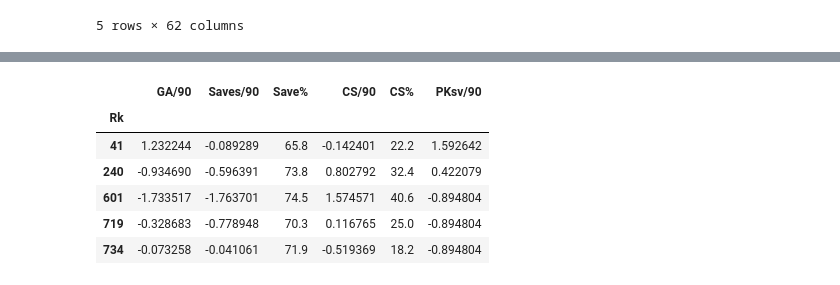
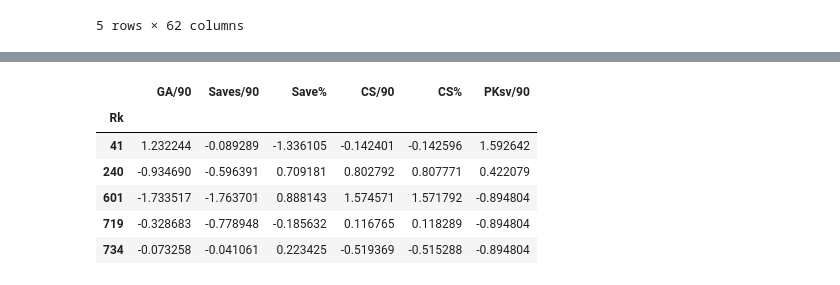
Before and after one commit to grahamx24/scoutGPT, a Jupyter notebook: notebooks/explore.ipynb, the cells around one changed output, grey strips where cells are left out. Cells and saved outputs as stored; diff of their text form; code cells hidden in the pictures.

```diff
--- a/notebooks/explore.ipynb
+++ b/notebooks/explore.ipynb
@@ -48,9 +48,9 @@ prem = players[players['Comp'] == 'eng Premier League']
 prem_outfield = prem[prem['Pos'] != 'GK']
 prem_outfield = prem[OUTFIELD_FEATURES]
 
-#Missing values found in G/Sh and G/SoT, fill with mean
-prem_outfield['G/Sh'] = prem_outfield['G/Sh'].fillna(prem_outfield['G/Sh'].mean())
-prem_outfield['G/SoT'] = prem_outfield['G/SoT'].fillna(prem_outfield['G/SoT'].mean())
+#Missing values found in G/Sh and G/SoT, fill with 0
+prem_outfield['G/Sh'] = prem_outfield['G/Sh'].fillna(0)
+prem_outfield['G/SoT'] = prem_outfield['G/SoT'].fillna(0)
 
 #Adjusting Stats on a Per 90 Basis
 cols_to_change = ['Gls', 'Ast', 'Sh', 'Fls', 'Fld', 'Off', 'Int', 'TklW']
@@ -69,12 +69,12 @@ prem_outfield.head()
 | 40 | 0.000000 | 0.000000 | 0.819672 | 0.25 | 0.00 | 0.00 | 0.819672 | 0.409836 | 0.081967 | 1.147541 | 1.721311 |
 | 55 | 0.000000 | 0.000000 | 0.681818 | 0.06 | 0.00 | 0.00 | 0.738636 | 0.852273 | 0.000000 | 1.477273 | 1.193182 |
 # %%
-ADJUSTED_FEATURES = ['Gls/90', 'Ast/90', 'Sh/90', 'Fls/90', 'Fld/90', 'Off/90', 'Int/90', 'TklW/90',]
+ADJUSTED_FEATURES = ['Gls/90', 'Ast/90', 'Sh/90', 'SoT/90', 'G/Sh', 'G/SoT', 'Fls/90', 'Fld/90', 'Off/90', 'Int/90', 'TklW/90',]
 
 scaler = StandardScaler()
 
 prem_outfield[ADJUSTED_FEATURES] = scaler.fit_transform(prem_outfield[ADJUSTED_FEATURES])
-prem_outfield
+prem_outfield.head()
 # %% [output]
 |  | Gls/90 | Ast/90 | Sh/90 | SoT/90 | G/Sh | G/SoT | Fls/90 | Fld/90 | Off/90 | Int/90 | TklW/90 |
 | Rk |  |  |  |  |  |  |  |  |  |  |  |
@@ -103,7 +96,7 @@ prem_keepers[cols_to_change] = prem_keepers[cols_to_change].apply(lambda x : x /
 prem_keepers = prem_keepers.rename(columns={'GA': 'GA/90', 'Saves': 'Saves/90', 'CS':'CS/90', 'PKsv': 'PKsv/90'})
 prem_keepers = prem_keepers.drop(columns='90s')
 
-ADJUSTED_COLS = ['GA/90', 'Saves/90', 'CS/90', 'PKsv/90']
+ADJUSTED_COLS = ['GA/90', 'Saves/90', 'Save%', 'CS%', 'CS/90', 'PKsv/90']
 prem_keepers[ADJUSTED_COLS] = scaler.fit_transform(prem_keepers[ADJUSTED_COLS])
 
 prem_keepers.head()
@@ -133,9 +126,9 @@ laliga.head()
 # %%
 laliga_outfield = laliga[OUTFIELD_FEATURES]
 
-#missing features in G/Sh and G/SoT, fill with mean
-laliga_outfield['G/Sh'] = laliga_outfield['G/Sh'].fillna(laliga_outfield['G/Sh'].mean())
-laliga_outfield['G/SoT'] = laliga_outfield['G/SoT'].fillna(laliga_outfield['G/SoT'].mean())
+#missing features in G/Sh and G/SoT, fill with 0
+laliga_outfield['G/Sh'] = laliga_outfield['G/Sh'].fillna(0)
+laliga_outfield['G/SoT'] = laliga_outfield['G/SoT'].fillna(0)
 
 cols_to_change = ['Gls', 'Ast', 'Sh', 'Fls', 'Fld', 'Off', 'Int', 'TklW']
 laliga_outfield[cols_to_change] = laliga_outfield[cols_to_change].apply(lambda x : x / laliga_outfield['90s'])
@@ -145,7 +138,7 @@ laliga_outfield = laliga_outfield.rename(columns={'Gls': 'Gls/90', 'Ast': 'Ast/9
                                               'Int': 'Int/90', 'TklW': 'TklW/90'})
 laliga_outfield = laliga_outfield.drop(columns='90s')
 
-ADJUSTED_FEATURES = ['Gls/90', 'Ast/90', 'Sh/90', 'Fls/90', 'Fld/90', 'Off/90', 'Int/90', 'TklW/90']
+ADJUSTED_FEATURES = ['Gls/90', 'Ast/90', 'Sh/90', 'SoT/90', 'G/Sh', 'G/SoT', 'Fls/90', 'Fld/90', 'Off/90', 'Int/90', 'TklW/90',]
 
 laliga_outfield[ADJUSTED_FEATURES] = scaler.fit_transform(laliga_outfield[ADJUSTED_FEATURES])
 
@@ -161,23 +154,23 @@ laliga_outfield.head()
 # %%
 laliga_keepers = laliga[laliga['Pos'] == 'GK']
 laliga_keepers = laliga_keepers[GOAL_KEEPER_FEATURES]
 #found no missing values
 
 cols_to_change = ['GA', 'Saves', 'CS', 'PKsv']
 laliga_keepers[cols_to_change] = laliga_keepers[cols_to_change].apply(lambda x : x / laliga_keepers['90s'])
 
 laliga_keepers = laliga_keepers.rename(columns={'GA': 'GA/90', 'Saves': 'Saves/90', 'CS':'CS/90', 'PKsv': 'PKsv/90'})
 laliga_keepers = laliga_keepers.drop(columns='90s')
 
-ADJUSTED_COLS = ['GA/90', 'Saves/90', 'CS/90', 'PKsv/90']
+ADJUSTED_COLS = ['GA/90', 'Saves/90', 'Save%', 'CS%', 'CS/90', 'PKsv/90']
 laliga_keepers[ADJUSTED_COLS] = scaler.fit_transform(laliga_keepers[ADJUSTED_COLS])
 
 laliga_keepers.head()
 # %% [output]
 |  | GA/90 | Saves/90 | Save% | CS/90 | CS% | PKsv/90 |
 | Rk |  |  |  |  |  |  |
-| 41 | 1.232244 | -0.089289 | 65.8 | -0.142401 | 22.2 | 1.592642 |
-| 240 | -0.934690 | -0.596391 | 73.8 | 0.802792 | 32.4 | 0.422079 |
-| 601 | -1.733517 | -1.763701 | 74.5 | 1.574571 | 40.6 | -0.894804 |
-| 719 | -0.328683 | -0.778948 | 70.3 | 0.116765 | 25.0 | -0.894804 |
-| 734 | -0.073258 | -0.041061 | 71.9 | -0.519369 | 18.2 | -0.894804 |
+| 41 | 1.232244 | -0.089289 | -1.336105 | -0.142401 | -0.142596 | 1.592642 |
+| 240 | -0.934690 | -0.596391 | 0.709181 | 0.802792 | 0.807771 | 0.422079 |
+| 601 | -1.733517 | -1.763701 | 0.888143 | 1.574571 | 1.571792 | -0.894804 |
+| 719 | -0.328683 | -0.778948 | -0.185632 | 0.116765 | 0.118289 | -0.894804 |
+| 734 | -0.073258 | -0.041061 | 0.223425 | -0.519369 | -0.515288 | -0.894804 |
```
Also changed, not shown: parts of 15 cells of this notebook.
